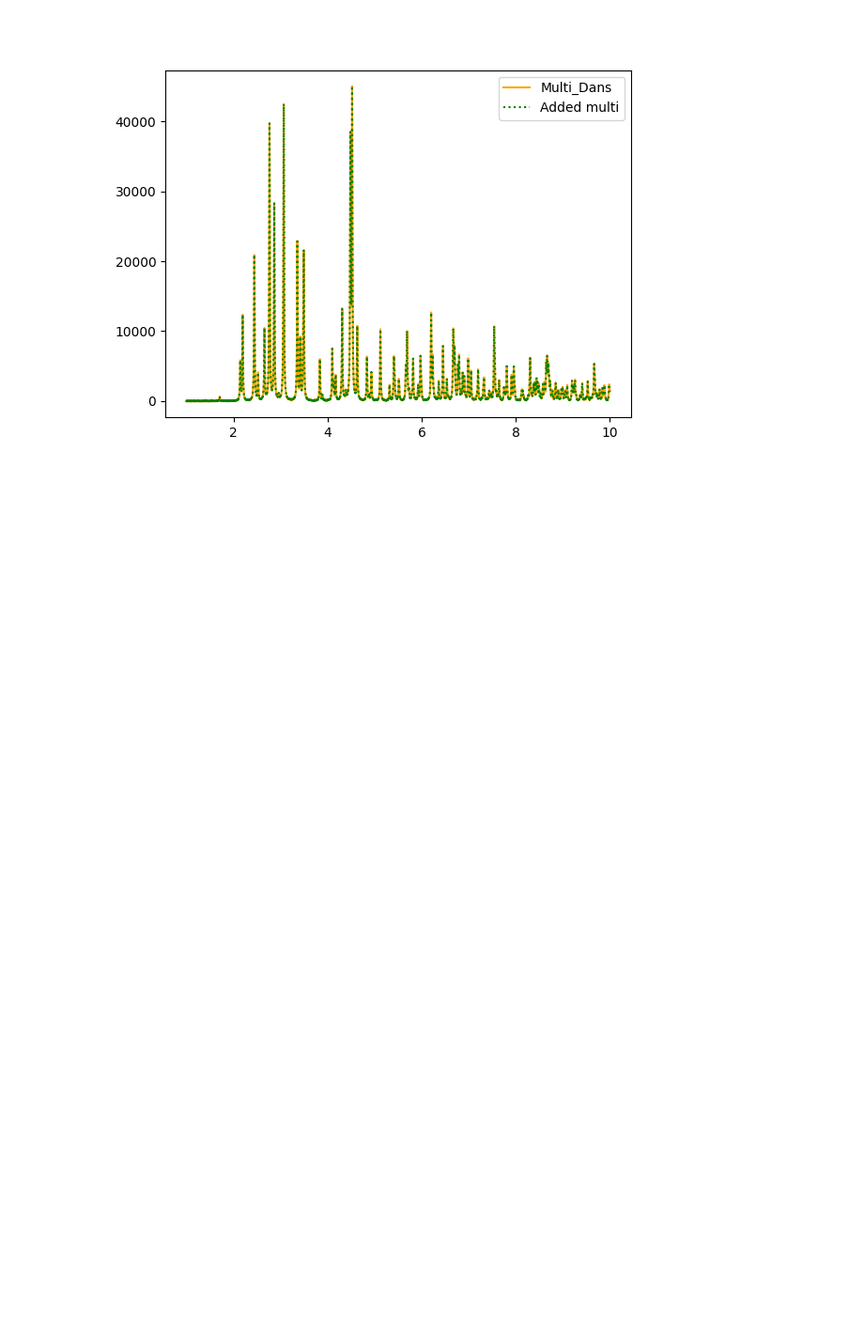
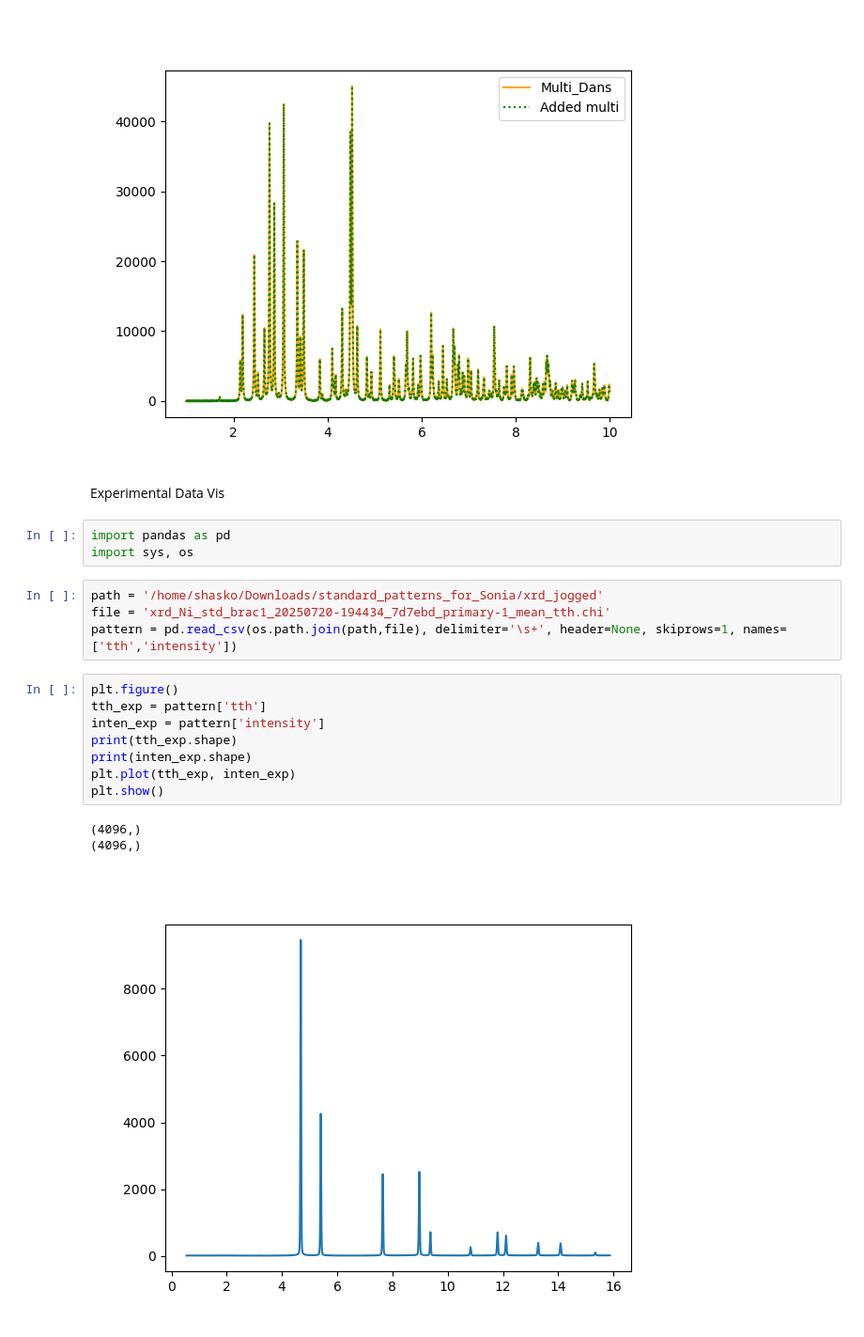
Before and after one commit to soniahasko/internship_2025, a Jupyter notebook: plot.ipynb, the cells around one changed output. Shown at 94% size. Saved outputs shown, nothing was run; the diff lists cells and outputs as text; blank space fills up the shorter version.

```diff
--- a/plot.ipynb
+++ b/plot.ipynb
@@ -37,3 +47,24 @@ plt.legend()
 plt.show()
 # %% [output]
 [figure]
+# %% [markdown]
+Experimental Data Vis
+# %%
+import pandas as pd
+import sys, os
+# %%
+path = '/home/shasko/Downloads/standard_patterns_for_Sonia/xrd_jogged'
+file = 'xrd_Ni_std_brac1_20250720-194434_7d7ebd_primary-1_mean_tth.chi'
+pattern = pd.read_csv(os.path.join(path,file), delimiter='\s+', header=None, skiprows=1, names=['tth','intensity'])
+# %%
+plt.figure()
+tth_exp = pattern['tth']
+inten_exp = pattern['intensity']
+print(tth_exp.shape)
+print(inten_exp.shape)
+plt.plot(tth_exp, inten_exp)
+plt.show()
+# %% [output]
+(4096,)
+(4096,)
+[figure, added]
```
Also changed, not shown: parts of 7 cells of this notebook, 26 other files.
